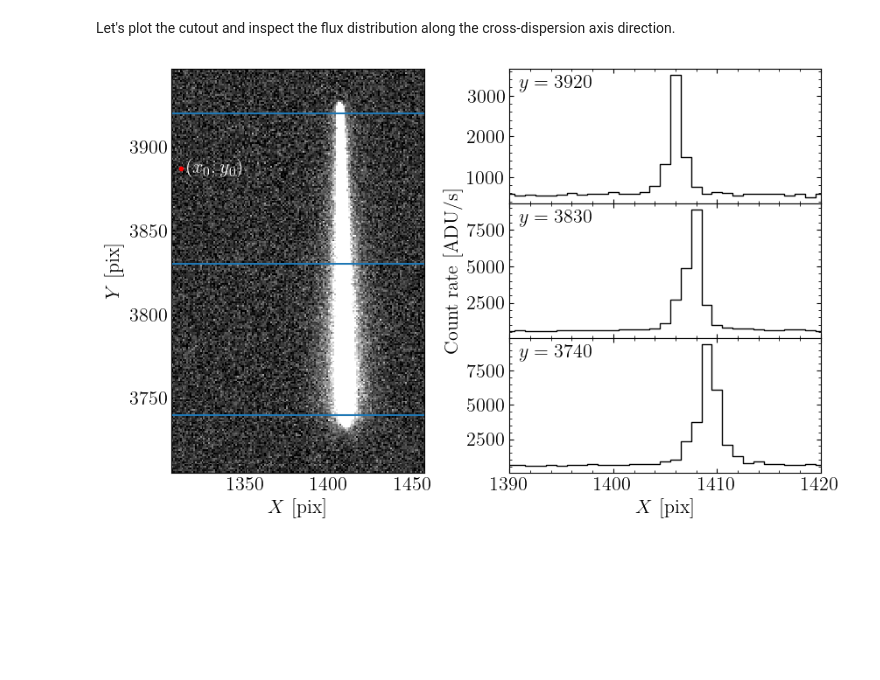
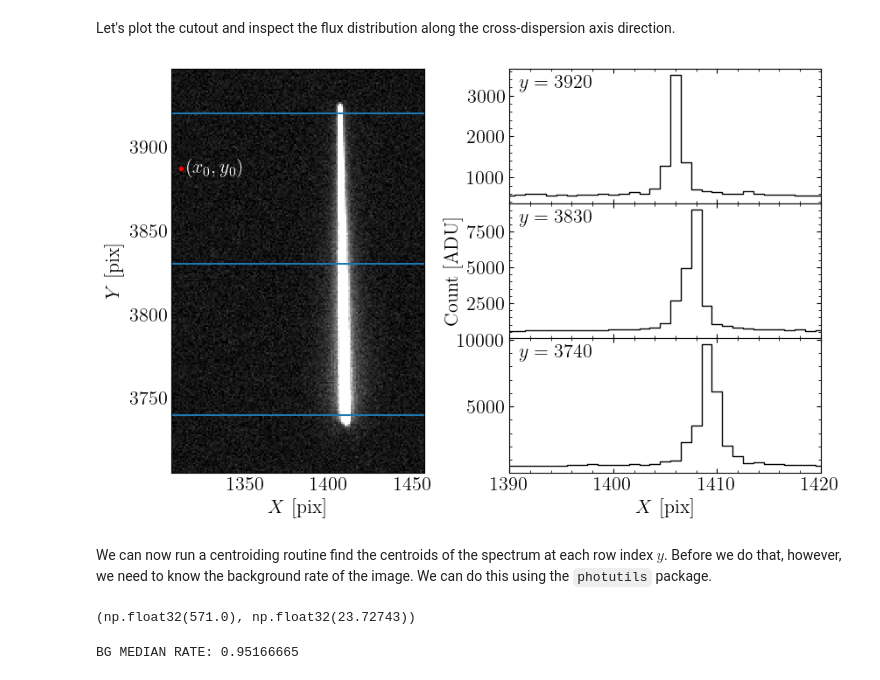
Before and after one commit to sangeetak20/RomanSpectraDataChallenge, a Jupyter notebook: DataChallenge3/prism_demo/prism_1d_spectral_extraction_from_full_detector_images.ipynb, the cells around one changed output. Drawn from its saved outputs; the diff is of its cells as text; code cells hidden in the pictures; blank space fills up the shorter version.

```diff
--- a/DataChallenge3/prism_demo/prism_1d_spectral_extraction_from_full_detector_images.ipynb
+++ b/DataChallenge3/prism_demo/prism_1d_spectral_extraction_from_full_detector_images.ipynb
@@ -325,8 +325,8 @@ print(size_x, size_y)
 filename = file_list[1]
 
 with rdm.open(data_dir+'/'+filename) as dm:
-    prism_cutout = dm.data[y_min:y_max+1, x_min:x_max+1]
-    prism_var    = dm.err[y_min:y_max+1, x_min:x_max+1] ** 2
+    prism_cutout = dm.data[y_min:y_max+1, x_min:x_max+1] * dm.meta.exposure.effective_exposure_time
+    prism_var    = (dm.err[y_min:y_max+1, x_min:x_max+1] * dm.meta.exposure.effective_exposure_time) ** 2
 
 ## Coordinates are 0-indexed
 x_coords = np.arange(x_min, x_max+1)
@@ -346,7 +346,7 @@ gs = gridspec.GridSpec(3, 2, width_ratios=[1, 1], wspace=0.18, hspace=0)
 
 ax = fig.add_subplot(gs[:,0])
 
-CI   = 90
+CI   = 95
 P_LO = 0.5 * (100.0 - CI)
 P_HI = 0.5 * (100.0 + CI)
 
@@ -371,32 +371,34 @@ xMax = 1420
 dX, dMX = 10, 2
 
 for i, y_slice in enumerate(y_slices):
     ax.axhline(y_slice)
 
     ax1 = fig.add_subplot(gs[i, 1])
 
     ax1.text(0.03, 0.95, r'$y = '+'{:d}'.format(y_slice)+r'$',
              ha='left', va='top', transform=ax1.transAxes)
 
     lsf     = prism_cutout[y_slice - y_min]
     xCoords = x_coords
 
     ax1.step(xCoords, lsf, where='mid', linewidth=1, color='k')
 
     ax1.set_xlim(xMin, xMax)
 
     if (i < (y_slices.size - 1)):
         ax1.set_xticklabels('')
     else:
         ax1.set_xlabel(r'$X$ [pix]')
 
     if (i == int(y_slices.size // 2)):
-        ax1.set_ylabel(r'Count rate [ADU/s]')
+        ax1.set_ylabel(r'Count [ADU]')
 
     ax1.xaxis.set_major_locator(ticker.MultipleLocator(dX))
     ax1.xaxis.set_minor_locator(ticker.MultipleLocator(dMX))
 
     ax1.yaxis.set_major_locator(ticker.AutoLocator())
     ax1.yaxis.set_minor_locator(ticker.AutoMinorLocator())
 # %% [output]
-[figure, old version]
+[figure, new version]
+# %% [markdown]
+We can now run a centroiding routine find the centroids of the spectrum at each row index $y$. Before we do that, however, we need to know the background rate of the image. We can do this using the `photutils` package.
@@ -402,0 +408,23 @@ for i, y_slice in enumerate(y_slices):
+# %%
+box_size=(64,64)
+filter_size=(15, 15)
+
+sigma_clip = SigmaClip(sigma=3.0)
+bkg_estimator = MedianBackground()
+
+## We'll open the prism image again and infer the background image
+with rdm.open(data_dir+'/'+filename) as dm:
+    exposure_time = dm.meta.exposure.effective_exposure_time
+
+    image = dm.data * exposure_time
+
+    bg_image = Background2D(image, box_size, filter_size=filter_size,
+                            sigma_clip=sigma_clip, bkg_estimator=bkg_estimator)
+
+bg_image.background_median, bg_image.background_rms_median
+# %% [output]
+(np.float32(571.0), np.float32(23.72743))
+# %%
+print("BG MEDIAN RATE:", bg_image.background_median / exposure_time)
+# %% [output]
+BG MEDIAN RATE: 0.95166665
```
Also changed, not shown: parts of 13 cells of this notebook.
